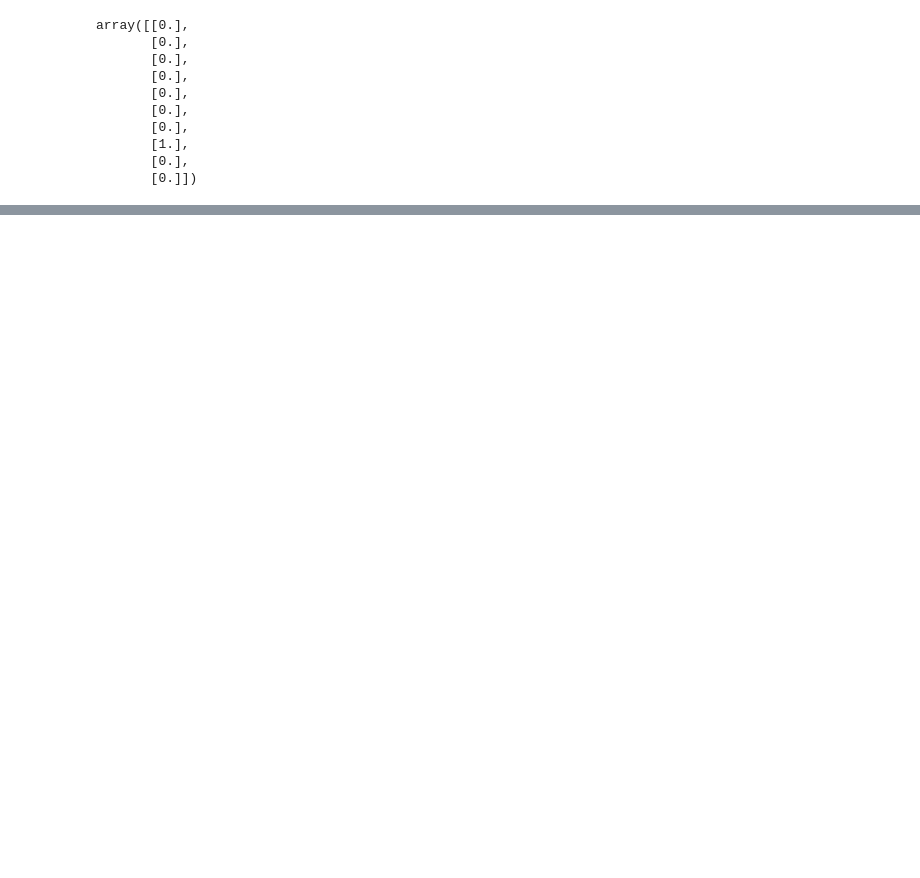
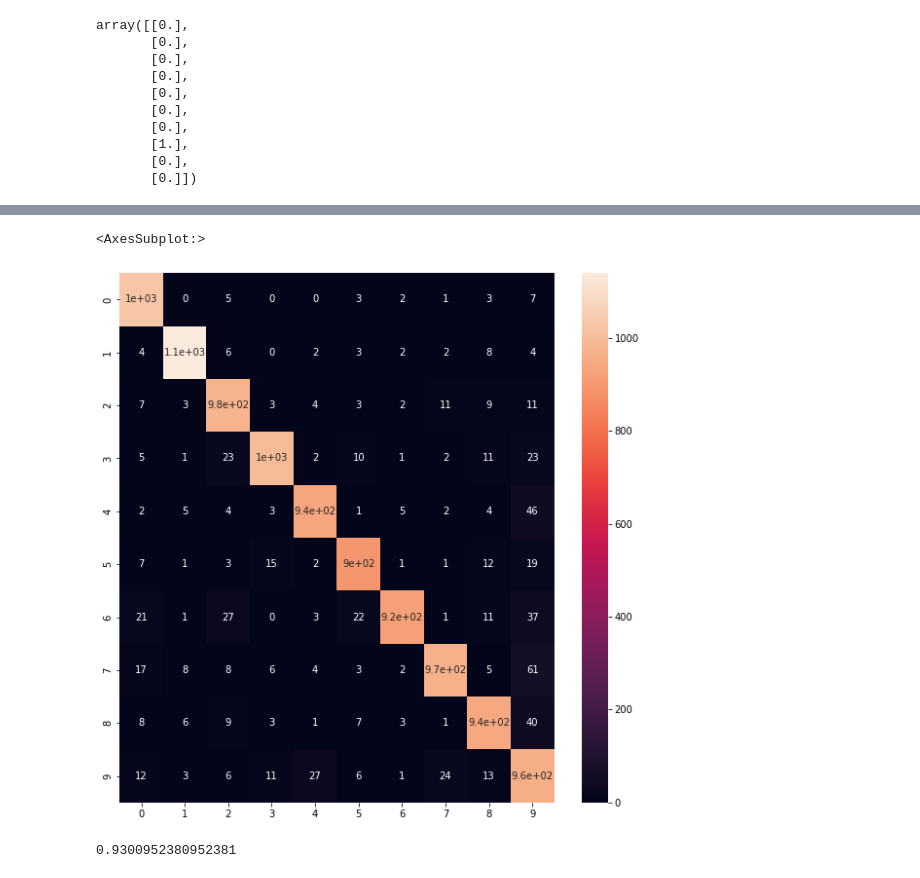
Before and after one commit to kuweg/purenn, a Jupyter notebook: mnist_nn_test.ipynb, the cells around one changed output, grey strips where cells are left out. Drawn from its saved outputs; the diff is of its cells as text; code cells hidden in the pictures; blank space fills up the shorter version.

```diff
--- a/mnist_nn_test.ipynb
+++ b/mnist_nn_test.ipynb
@@ -127,0 +144,23 @@ array([ 0.01798885,  0.83850607,  0.32513576, -0.04462528,  0.05465042,
+# %%
+X_test_ = scaler.transform(X_test)
+X_test_ = transform_input_data(X_test_)
+
+y_hats = []
+for x_i in X_test_:
+    y_hat = nn.predict(x_i)
+    y_hats.append(np.argmax(y_hat))
+# %%
+cm = confusion_matrix(y_test, y_hats)
+# %%
+import seaborn as sns
+
+plt.figure(figsize=(10,10))
+sns.heatmap(cm, annot=True)
+# %% [output]
+<AxesSubplot:>
+[figure, added]
+# %%
+acc = accuracy_score(y_test, y_hats)
+acc
+# %% [output]
+0.9300952380952381
```
Also changed, not shown: parts of 8 cells of this notebook, 4 other files.
